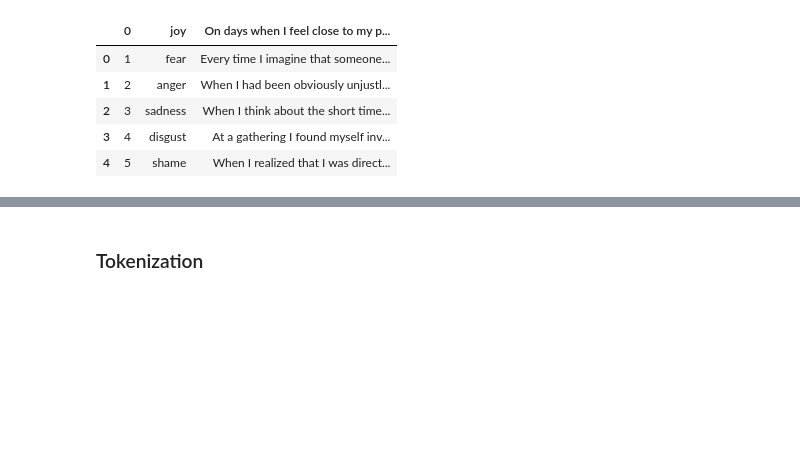
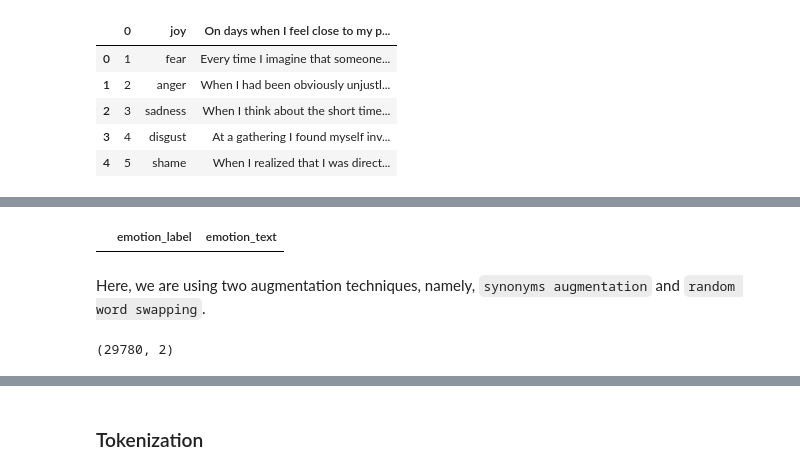
Before and after one commit to sweekarpiya/Emotion-detection, a Jupyter notebook: notebook/Emotion dectection.ipynb, the cells around one changed output, grey strips where cells are left out. Drawn from its saved outputs; the diff is of its cells as text; code cells hidden in the pictures; blank space fills up the shorter version.

Commit message:
Added Emotion detection.ipynb file

```diff
--- a/notebook/Emotion dectection.ipynb
+++ b/notebook/Emotion dectection.ipynb
@@ -26,0 +62,9 @@ emotion_data_array = emotion_data.values
+# %%
+data_struc = {'emotion_label': [], 'emotion_text': []}
+aug_dataframe = pd.DataFrame(data_struc)
+# %%
+aug_dataframe
+# %% [output]
+|  | emotion_label | emotion_text |
+# %% [markdown]
+Here, we are using two augmentation techniques, namely, `synonyms augmentation` and `random word swapping`.
@@ -27 +123,5 @@ emotion_data_array = emotion_data.values
+# %%
+aug_dataframe.shape
+# %% [output]
+(29780, 2)
 # %%
```
Also changed, not shown: parts of 46 cells of this notebook.
